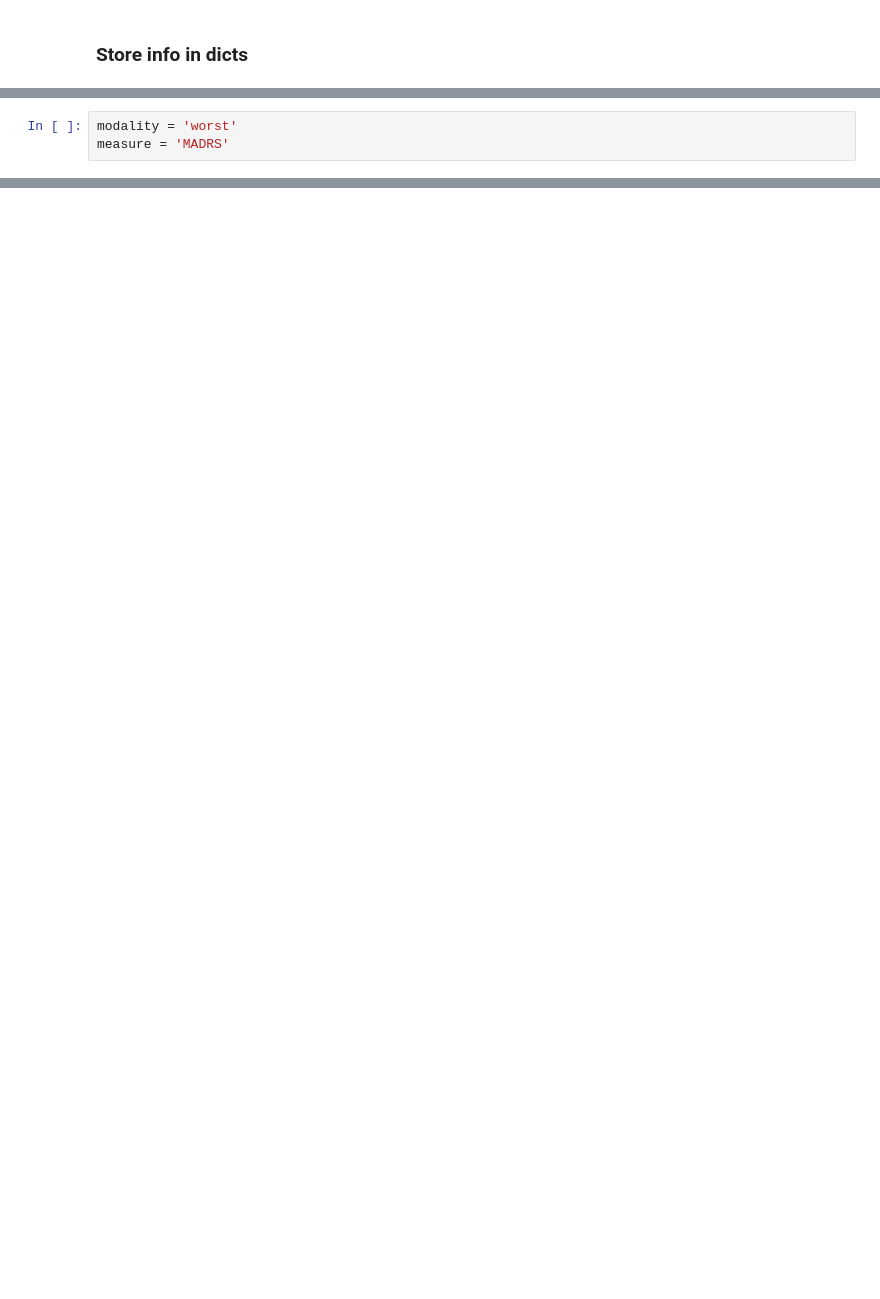
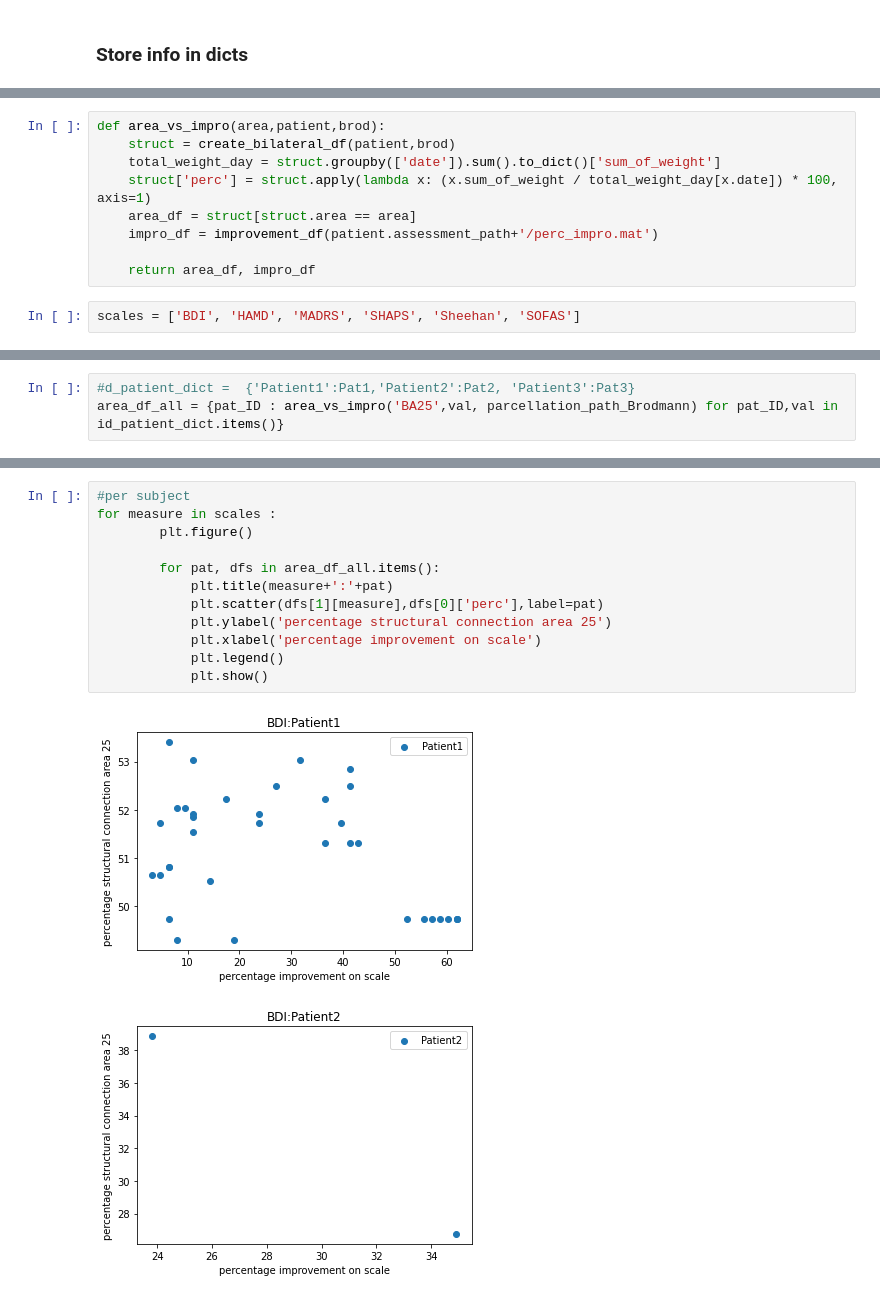
Before and after one commit to SimonaLeserri/DBSconnectivity, a Jupyter notebook: bestworst.ipynb, the cells around one changed output, grey strips where cells are left out. Drawn from its saved outputs; the diff is of its cells as text; blank space fills up the shorter version.

```diff
--- a/bestworst.ipynb
+++ b/bestworst.ipynb
@@ -317,3 +453,0 @@ id_patient_dict =  {'Patient1':Pat1, 'Patient3':Pat3}
-# %%
-modality = 'worst'
-measure = 'MADRS'
@@ -353,0 +596,11 @@ for Patient3 the  worst VTA for measure  SHAPS is at the date 05_11_2019 with %
+# %%
+def area_vs_impro(area,patient,brod):
+    struct = create_bilateral_df(patient,brod)
+    total_weight_day = struct.groupby(['date']).sum().to_dict()['sum_of_weight']
+    struct['perc'] = struct.apply(lambda x: (x.sum_of_weight / total_weight_day[x.date]) * 100, axis=1)
+    area_df = struct[struct.area == area]
+    impro_df = improvement_df(patient.assessment_path+'/perc_impro.mat')
+
+    return area_df, impro_df
+# %%
+scales = ['BDI', 'HAMD', 'MADRS', 'SHAPS', 'Sheehan', 'SOFAS']
@@ -353,0 +609,3 @@ for Patient3 the  worst VTA for measure  SHAPS is at the date 05_11_2019 with %
+# %%
+#d_patient_dict =  {'Patient1':Pat1,'Patient2':Pat2, 'Patient3':Pat3}
+area_df_all = {pat_ID : area_vs_impro('BA25',val, parcellation_path_Brodmann) for pat_ID,val in id_patient_dict.items()}
@@ -353,0 +627,15 @@ for Patient3 the  worst VTA for measure  SHAPS is at the date 05_11_2019 with %
+# %%
+#per subject
+for measure in scales :
+        plt.figure()
+
+        for pat, dfs in area_df_all.items():
+            plt.title(measure+':'+pat)
+            plt.scatter(dfs[1][measure],dfs[0]['perc'],label=pat)
+            plt.ylabel('percentage structural connection area 25')
+            plt.xlabel('percentage improvement on scale')
+            plt.legend()
+            plt.show()
+# %% [output]
+[figure, added]
+[figure, added]
```
Also changed, not shown: parts of 36 cells of this notebook, 18 other files.
